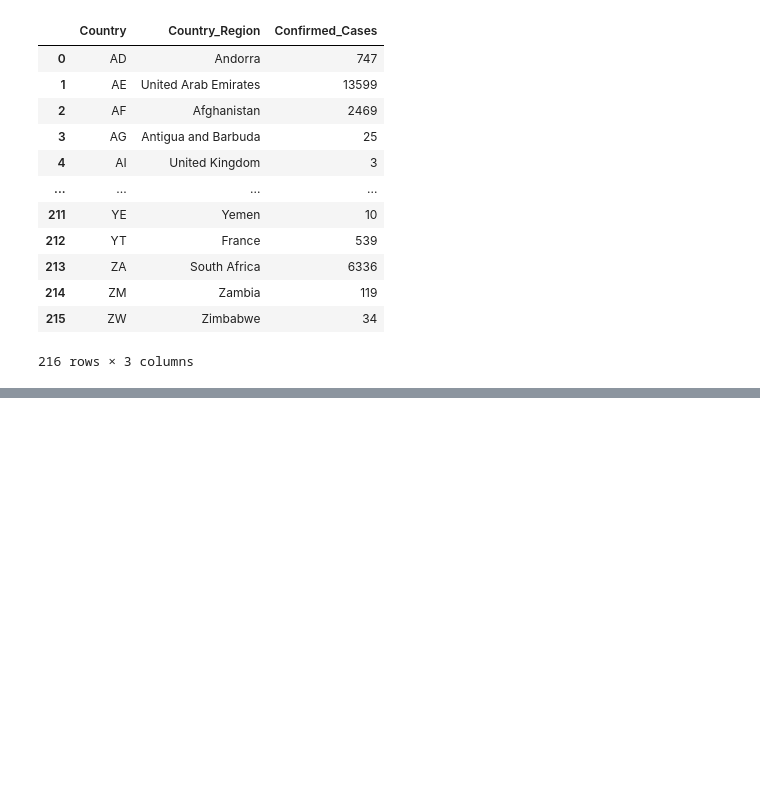
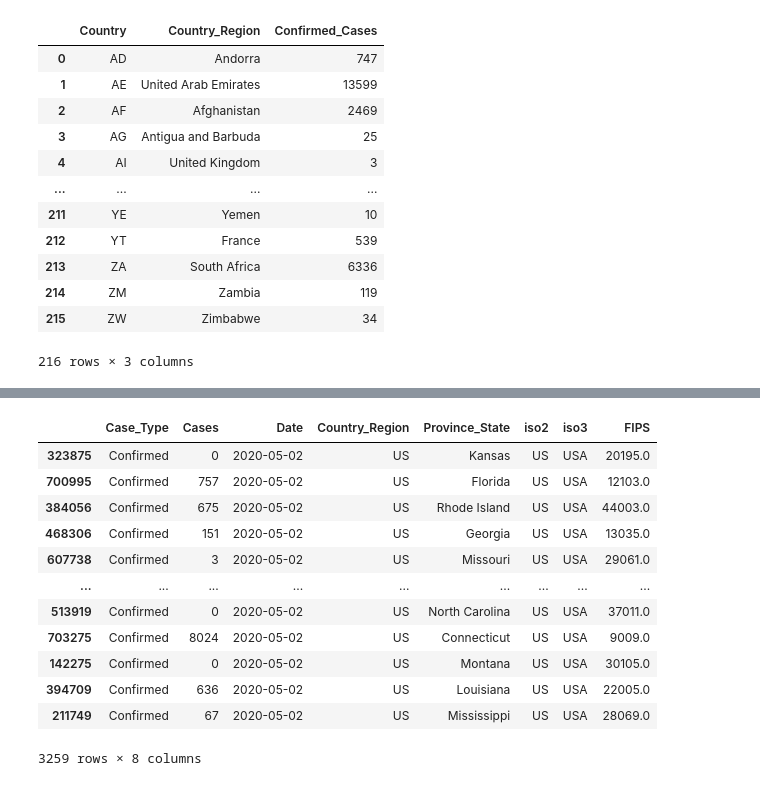
Before and after one commit to aasha01/COVID-19-Visual-Choropleth, a Jupyter notebook: COVID19_DataVisual_Map.ipynb, the cells around one changed output, grey strips where cells are left out. Saved outputs shown, nothing was run; the diff lists cells and outputs as text; code cells hidden in the pictures; blank space fills up the shorter version.

Commit message:
US - Confirmed

```diff
--- a/COVID19_DataVisual_Map.ipynb
+++ b/COVID19_DataVisual_Map.ipynb
@@ -210,0 +230,3 @@ TypeError: iplot() missing 1 required positional argument: 'figure_or_data'
+# %%
+confirmed_states = covid.loc[covid['Case_Type'] == 'Confirmed',covid.columns.isin(['Date','Case_Type','Cases','iso2','iso3','Country_Region','Province_State','FIPS'])]
+confirmed_states.head()
@@ -210,0 +240,18 @@ TypeError: iplot() missing 1 required positional argument: 'figure_or_data'
+# %%
+#Overwriting the data with only details of countries we need.
+perCountry = confirmed_states.loc[(confirmed_states['Country_Region']=='US') & (confirmed_states['Date'] == '2020-05-02'),:]
+perCountry
+# %% [output]
+|  | Case_Type | Cases | Date | Country_Region | Province_State | iso2 | iso3 | FIPS |
+| 323875 | Confirmed | 0 | 2020-05-02 | US | Kansas | US | USA | 20195.0 |
+| 700995 | Confirmed | 757 | 2020-05-02 | US | Florida | US | USA | 12103.0 |
+| 384056 | Confirmed | 675 | 2020-05-02 | US | Rhode Island | US | USA | 44003.0 |
+| 468306 | Confirmed | 151 | 2020-05-02 | US | Georgia | US | USA | 13035.0 |
+| 607738 | Confirmed | 3 | 2020-05-02 | US | Missouri | US | USA | 29061.0 |
+| ... | ... | ... | ... | ... | ... | ... | ... | ... |
+| 513919 | Confirmed | 0 | 2020-05-02 | US | North Carolina | US | USA | 37011.0 |
+| 703275 | Confirmed | 8024 | 2020-05-02 | US | Connecticut | US | USA | 9009.0 |
+| 142275 | Confirmed | 0 | 2020-05-02 | US | Montana | US | USA | 30105.0 |
+| 394709 | Confirmed | 636 | 2020-05-02 | US | Louisiana | US | USA | 22005.0 |
+| 211749 | Confirmed | 67 | 2020-05-02 | US | Mississippi | US | USA | 28069.0 |
+3259 rows × 8 columns
```
Also changed, not shown: parts of 7 cells of this notebook, 2 other files.
